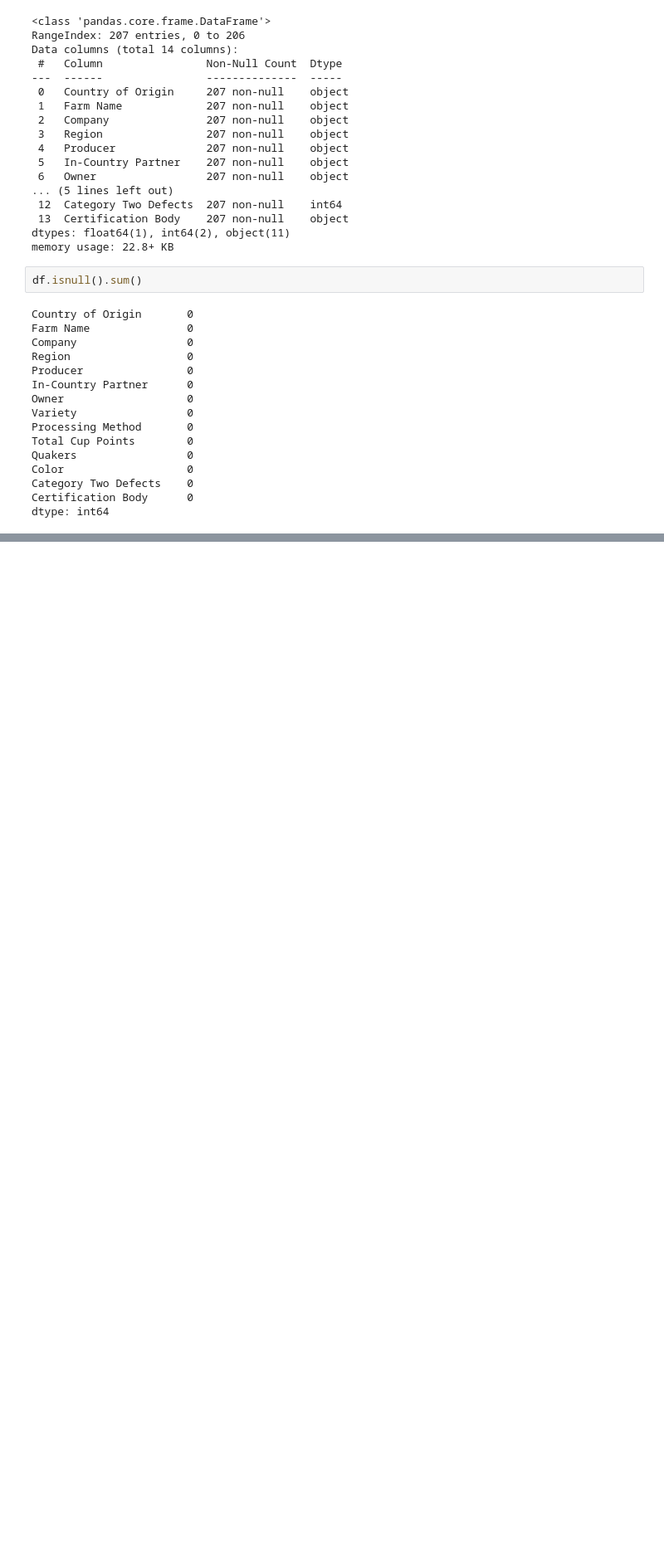
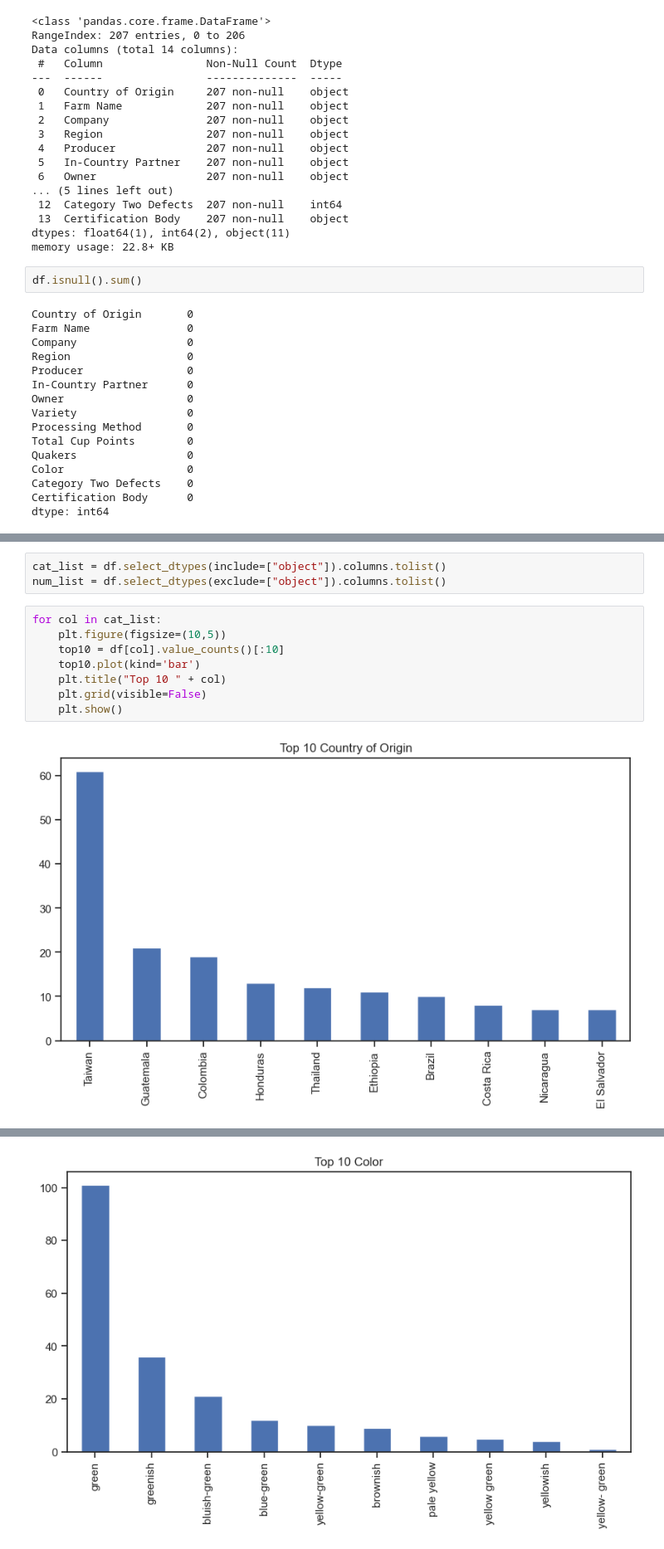
Before and after one commit to Muntasir90629/Coffee-Quality, a Jupyter notebook: Coffee_Quality_Prediction.ipynb, the cells around one changed output, grey strips where cells are left out. Shown at 83% size. Saved outputs shown, nothing was run; the diff lists cells and outputs as text; blank space fills up the shorter version.

```diff
--- a/Coffee_Quality_Prediction.ipynb
+++ b/Coffee_Quality_Prediction.ipynb
@@ -230,0 +261,13 @@ dtype: int64
+# %%
+cat_list = df.select_dtypes(include=["object"]).columns.tolist()
+num_list = df.select_dtypes(exclude=["object"]).columns.tolist()
+# %%
+for col in cat_list:
+    plt.figure(figsize=(10,5))
+    top10 = df[col].value_counts()[:10]
+    top10.plot(kind='bar')
+    plt.title("Top 10 " + col)
+    plt.grid(visible=False)
+    plt.show()
+# %% [output]
+[figure, added]
@@ -230,0 +282 @@ dtype: int64
+[figure, added]
```
Also changed, not shown: parts of 26 cells of this notebook.
